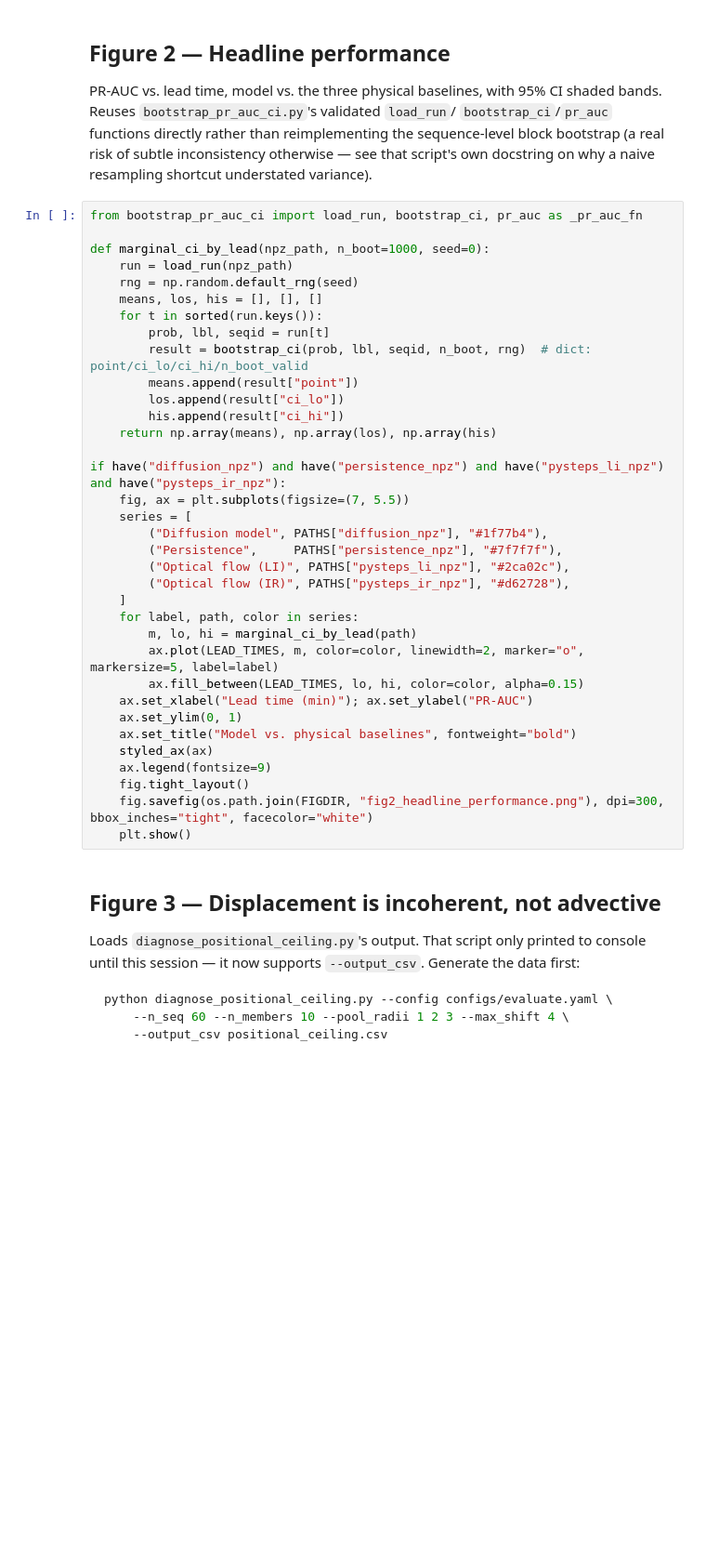
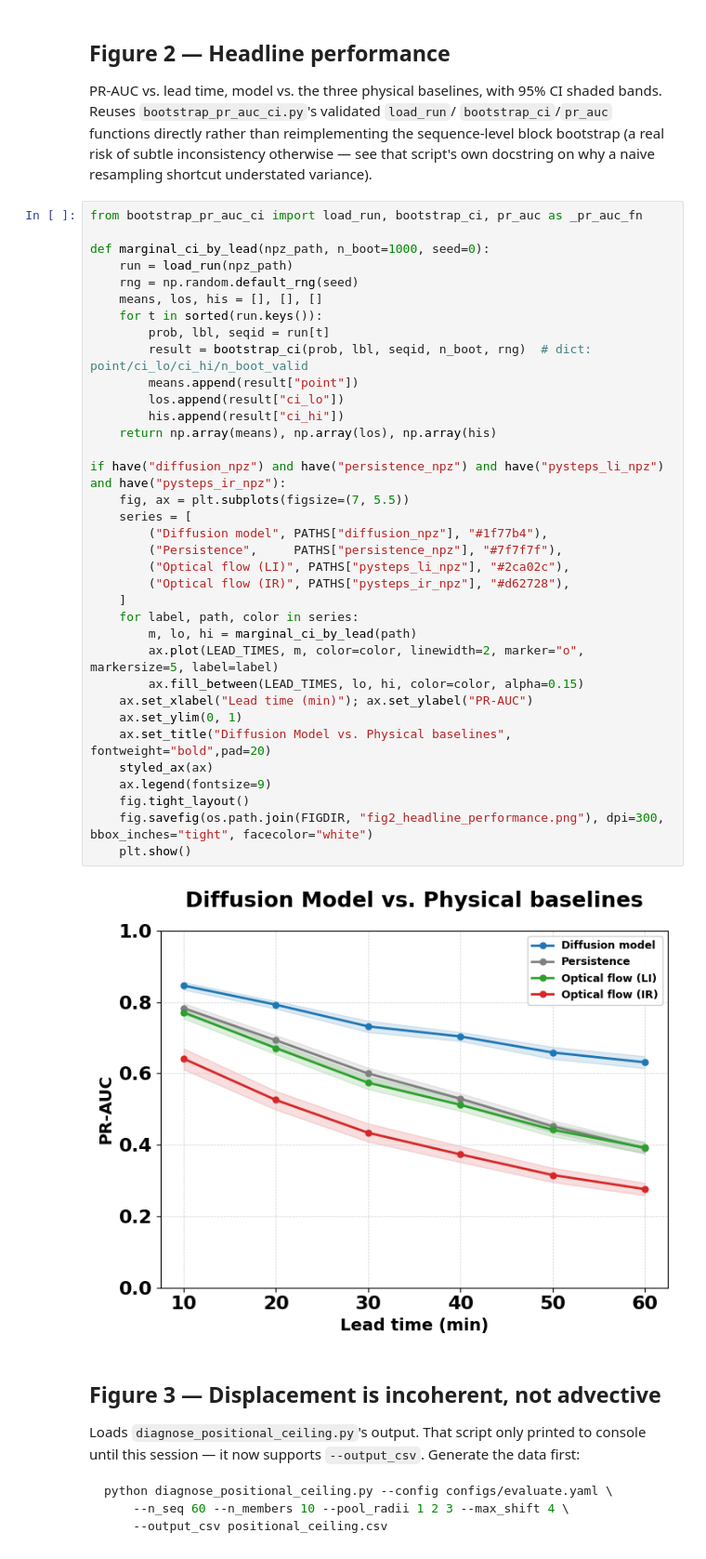
Before and after one commit to vladlanda/DDIM-LI, a Jupyter notebook: manuscript/generate_figures.ipynb, the cells around one changed output. Shown at 93% size. Cells and saved outputs as stored; diff of their text form; blank space fills up the shorter version.

Commit message:
Continue paper figures

```diff
--- a/manuscript/generate_figures.ipynb
+++ b/manuscript/generate_figures.ipynb
@@ -211,34 +211,36 @@ def marginal_ci_by_lead(npz_path, n_boot=1000, seed=0):
     run = load_run(npz_path)
     rng = np.random.default_rng(seed)
     means, los, his = [], [], []
     for t in sorted(run.keys()):
         prob, lbl, seqid = run[t]
         result = bootstrap_ci(prob, lbl, seqid, n_boot, rng)  # dict: point/ci_lo/ci_hi/n_boot_valid
         means.append(result["point"])
         los.append(result["ci_lo"])
         his.append(result["ci_hi"])
     return np.array(means), np.array(los), np.array(his)
 
 if have("diffusion_npz") and have("persistence_npz") and have("pysteps_li_npz") and have("pysteps_ir_npz"):
     fig, ax = plt.subplots(figsize=(7, 5.5))
     series = [
         ("Diffusion model", PATHS["diffusion_npz"], "#1f77b4"),
         ("Persistence",     PATHS["persistence_npz"], "#7f7f7f"),
         ("Optical flow (LI)", PATHS["pysteps_li_npz"], "#2ca02c"),
         ("Optical flow (IR)", PATHS["pysteps_ir_npz"], "#d62728"),
     ]
     for label, path, color in series:
         m, lo, hi = marginal_ci_by_lead(path)
         ax.plot(LEAD_TIMES, m, color=color, linewidth=2, marker="o", markersize=5, label=label)
         ax.fill_between(LEAD_TIMES, lo, hi, color=color, alpha=0.15)
     ax.set_xlabel("Lead time (min)"); ax.set_ylabel("PR-AUC")
     ax.set_ylim(0, 1)
-    ax.set_title("Model vs. physical baselines", fontweight="bold")
+    ax.set_title("Diffusion Model vs. Physical baselines", fontweight="bold",pad=20)
     styled_ax(ax)
     ax.legend(fontsize=9)
     fig.tight_layout()
     fig.savefig(os.path.join(FIGDIR, "fig2_headline_performance.png"), dpi=300, bbox_inches="tight", facecolor="white")
     plt.show()
+# %% [output]
+[figure, added]
 # %% [markdown]
 ## Figure 3 — Displacement is incoherent, not advective
 
```
Also changed, not shown: parts of 2 cells of this notebook, 6 other files.
